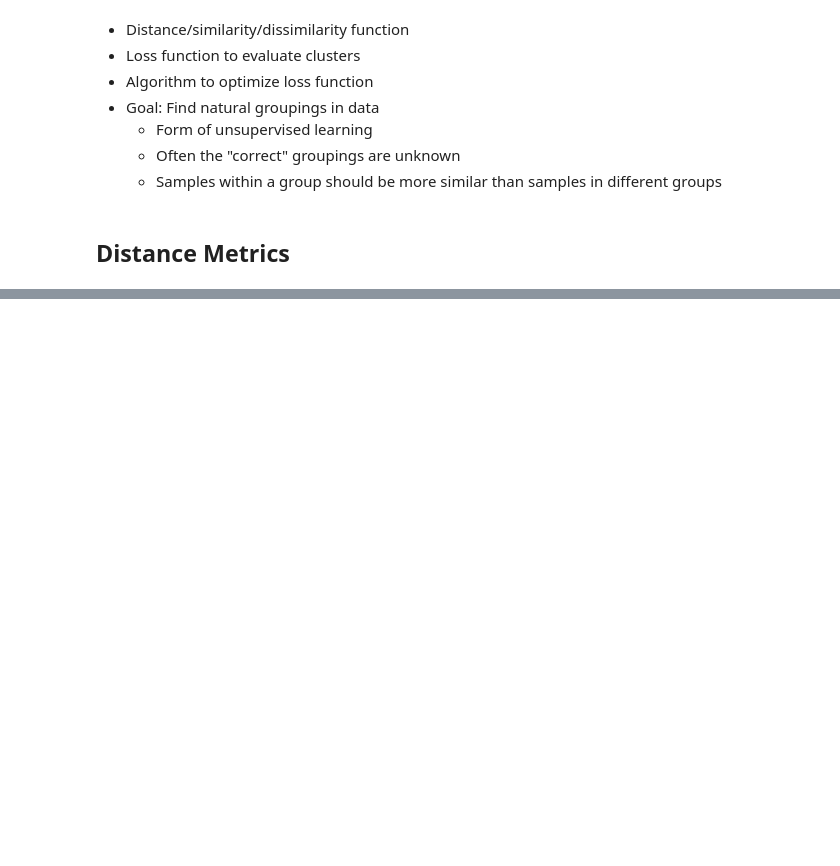
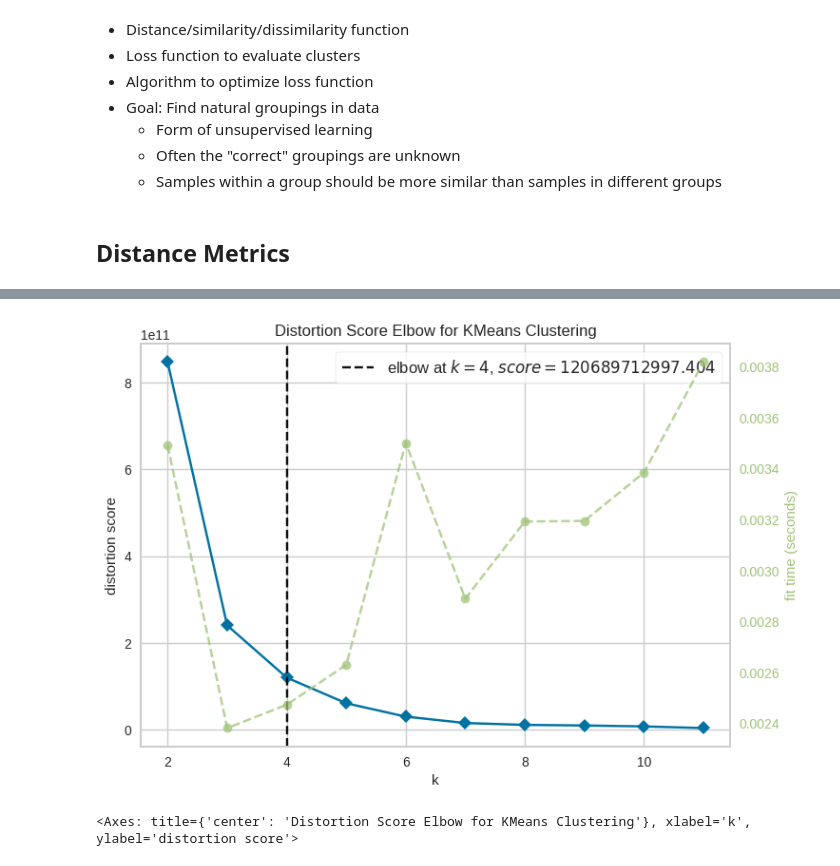
Before and after one commit to JacobItopa/cluster_analysis, a Jupyter notebook: clusterring_practice.ipynb, the cells around one changed output, grey strips where cells are left out. Saved outputs shown, nothing was run; the diff lists cells and outputs as text; code cells hidden in the pictures; blank space fills up the shorter version.

Commit message:
2nd commit for clustering

```diff
--- a/clusterring_practice.ipynb
+++ b/clusterring_practice.ipynb
@@ -20,0 +76,6 @@ Distance metrics (Hamming, Euclidean, Cosine, Mahalanobis)
+# %%
+import pandas as pd
+team_data = "https://raw.githubusercontent.com/noahgift/socialpowernba/master/data/nba_2017_att_val_elo_win_housing.csv"
+val_housing_win_df = pd.read_csv(team_data)
+numerical_df = val_housing_win_df.loc[:,["TOTAL_ATTENDANCE_MILLIONS", "ELO", "VALUE_MILLIONS", "MEDIAN_HOME_PRICE_COUNTY_MILLIONS"]]
+numerical_df.head()
@@ -20,0 +102,6 @@ Distance metrics (Hamming, Euclidean, Cosine, Mahalanobis)
+# %%
+%%timeit
+k_means2 = KMeans(n_clusters=3)
+scaler = StandardScaler()
+scaler.fit(numerical_df)
+kmeans2_result = k_means2.fit(scaler.transform(numerical_df))
@@ -20,0 +126,11 @@ Distance metrics (Hamming, Euclidean, Cosine, Mahalanobis)
+# %%
+from yellowbrick.cluster import KElbowVisualizer
+
+# Instantiate the clustering model and visualizer
+model = KMeans()
+visualizer = KElbowVisualizer(model, k=(2,12))
+visualizer.fit(numerical_df)    # Fit the data to the visualizer
+visualizer.poof()    # Draw/show/poof the data
+# %% [output]
+[figure, added]
+<Axes: title={'center': 'Distortion Score Elbow for KMeans Clustering'}, xlabel='k', ylabel='distortion score'>
```
Also changed, not shown: parts of 55 cells of this notebook.
